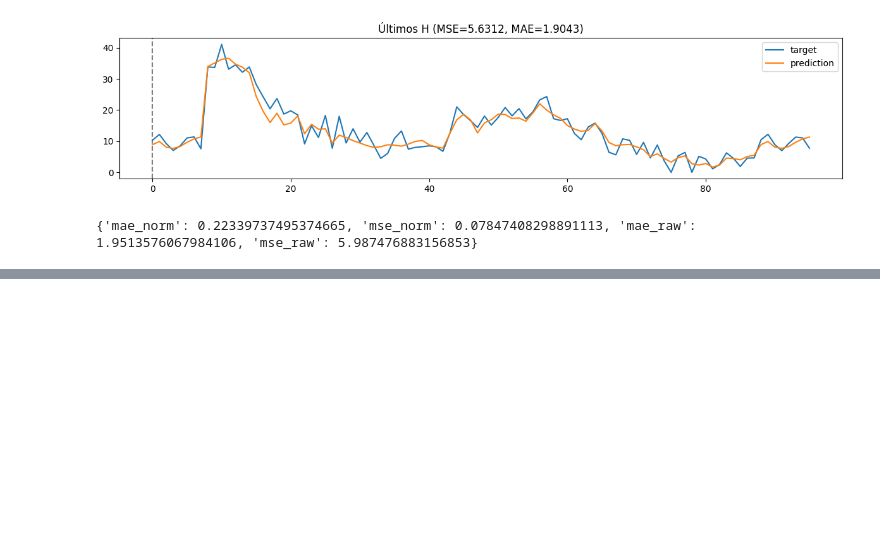
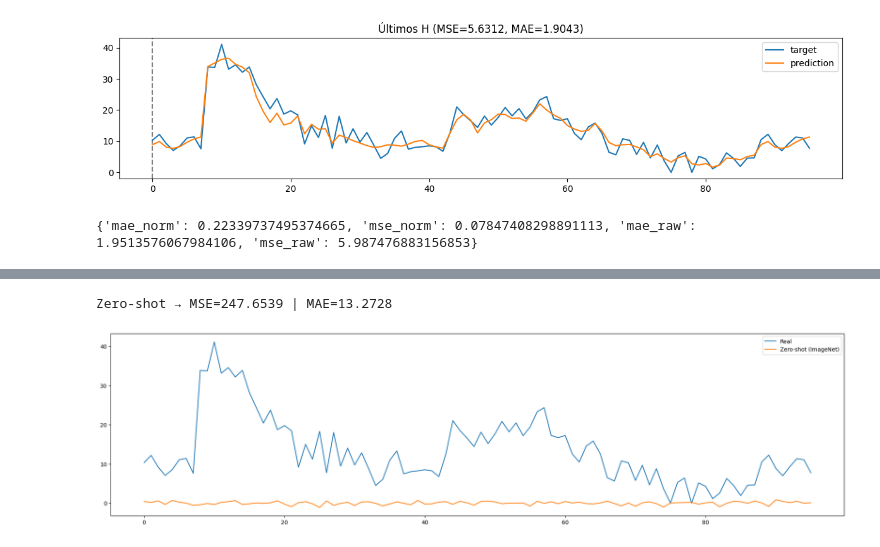
Before and after one commit to Lucas-Monteiro-Henriques/Implement_VISIONTS, a Jupyter notebook: MAE.ipynb, the cells around one changed output, grey strips where cells are left out. Saved outputs shown, nothing was run; the diff lists cells and outputs as text; code cells hidden in the pictures; blank space fills up the shorter version.

```diff
--- a/MAE.ipynb
+++ b/MAE.ipynb
@@ -672,0 +1087,50 @@ print(res)  # {'mae_norm','mse_norm','mae_raw','mse_raw'}
+# %%
+import torch, torch.nn as nn
+import torchvision.models as models
+from torchvision import transforms
+from skimage.transform import resize
+import numpy as np
+import matplotlib.pyplot as plt
+from sklearn.metrics import mean_squared_error, mean_absolute_error
+
+device = torch.device("cuda" if torch.cuda.is_available() else "cpu")
+
+def load_resnet(depth: str, out_dim: int):
+    weights = {
+        "resnet18":  models.ResNet18_Weights.IMAGENET1K_V1,
+        "resnet50":  models.ResNet50_Weights.IMAGENET1K_V1,
+        "resnet101": models.ResNet101_Weights.IMAGENET1K_V1,
+    }
+    w = weights[depth]
+    net = getattr(models, depth)(weights=w)
+    for p in net.parameters():  # congela backbone
+        p.requires_grad = False
+    net.fc = nn.Linear(net.fc.in_features, out_dim)
+    return net.to(device).eval()
+
+def predict(img3ch, model, imagenet_norm=True):
+    transform = transforms.Compose([
+        transforms.ToTensor(),
+        transforms.Normalize(mean=[0.485,0.456,0.406],
+                             std=[0.229,0.224,0.225])
+    ])
+    img = resize(img3ch, (224,224), order=1, mode='reflect', anti_aliasing=False)
+    x = transform(img).unsqueeze(0).to(device).float()
+    with torch.no_grad():
+        return model(x).cpu().numpy().flatten()
+
+def evaluate(y_true, y_pred):
+    return mean_squared_error(y_true, y_pred), mean_absolute_error(y_true, y_pred)
+
+H = 96
+resnet50 = load_resnet("resnet50", H)
+y_pred1 = predict(Igray_resized_3ch, resnet50)
+mse1, mae1 = evaluate(y_t_lastH, y_pred1)
+print(f"Zero-shot → MSE={mse1:.4f} | MAE={mae1:.4f}")
+
+plt.plot(y_t_lastH, label="Real")
+plt.plot(y_pred1, label="Zero-shot (ImageNet)")
+plt.legend(); plt.show()
+# %% [output]
+Zero-shot → MSE=247.6539 | MAE=13.2728
+[figure, added]
```
Also changed, not shown: parts of 7 cells of this notebook.
